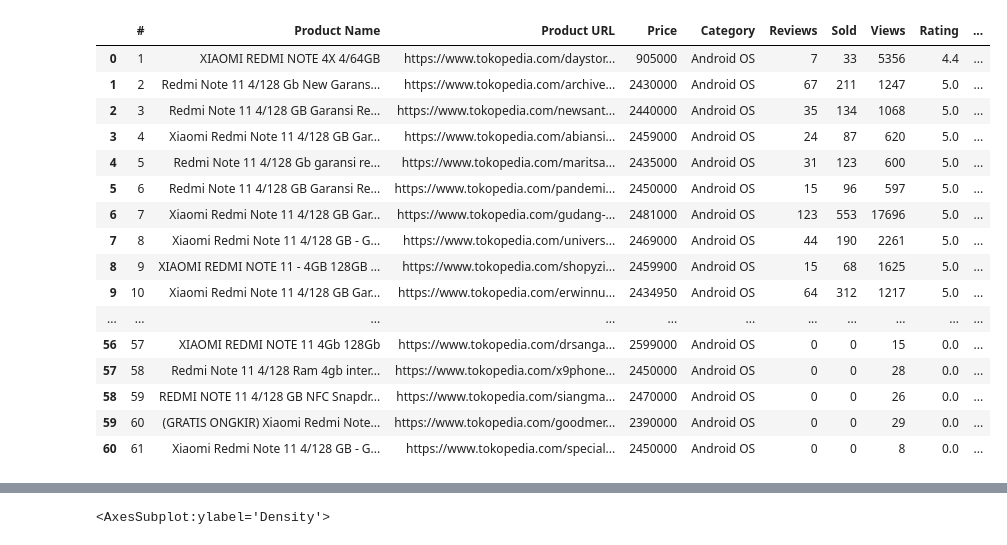
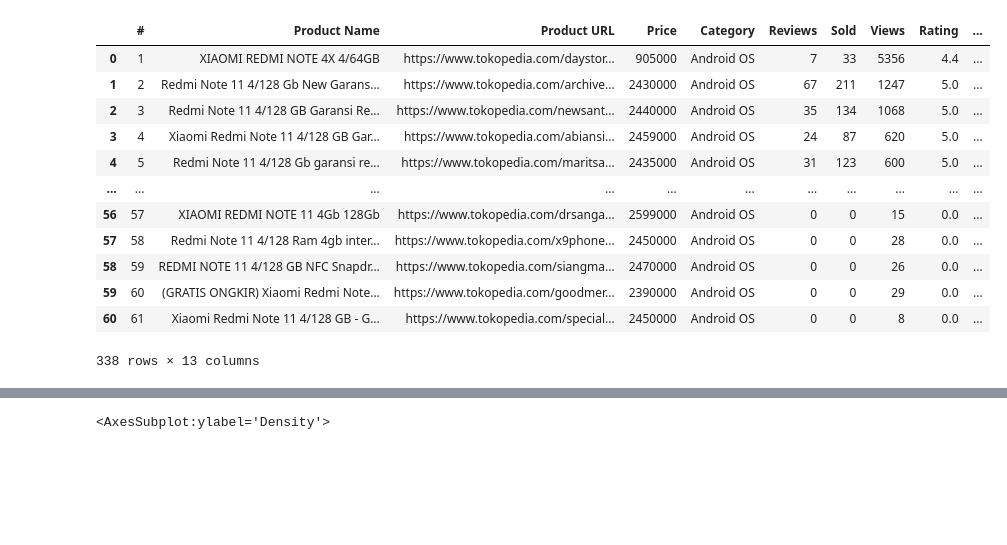
Before and after one commit to prasetyatf/EDA_RedmiNote11_tokped, a Jupyter notebook: analisis-renote11-4gb.ipynb, the cells around one changed output, grey strips where cells are left out. Drawn from its saved outputs; the diff is of its cells as text; code cells hidden in the pictures; blank space fills up the shorter version.

```diff
--- a/analisis-renote11-4gb.ipynb
+++ b/analisis-renote11-4gb.ipynb
@@ -10,27 +10,23 @@ df6 = pd.read_csv("D:\Data Scrape Renote11\dataset-renot11\enam.csv")
 # %%
 df = pd.concat([df1, df2, df3, df4, df5, df6])
 # %%
-pd.options.display.max_rows=1000 #mengubah setingan default max rows
+pd.options.display.max_rows=10 #mengubah setingan default max rows, sesuaikan dg kebutuhan
 pd.options.display.max_colwidth=1000
 df #cek data per baris 60, apa ada masalah header
 # %% [output]
 |  | # | Product Name | Product URL | Price | Category | Reviews | Sold | Views | Rating | ... |
 | 0 | 1 | XIAOMI REDMI NOTE 4X 4/64GB | https://www.tokopedia.com/daystor... | 905000 | Android OS | 7 | 33 | 5356 | 4.4 | ... |
 | 1 | 2 | Redmi Note 11 4/128 Gb New Garans... | https://www.tokopedia.com/archive... | 2430000 | Android OS | 67 | 211 | 1247 | 5.0 | ... |
 | 2 | 3 | Redmi Note 11 4/128 GB Garansi Re... | https://www.tokopedia.com/newsant... | 2440000 | Android OS | 35 | 134 | 1068 | 5.0 | ... |
 | 3 | 4 | Xiaomi Redmi Note 11 4/128 GB Gar... | https://www.tokopedia.com/abiansi... | 2459000 | Android OS | 24 | 87 | 620 | 5.0 | ... |
 | 4 | 5 | Redmi Note 11 4/128 Gb garansi re... | https://www.tokopedia.com/maritsa... | 2435000 | Android OS | 31 | 123 | 600 | 5.0 | ... |
-| 5 | 6 | Redmi Note 11 4/128 GB Garansi Re... | https://www.tokopedia.com/pandemi... | 2450000 | Android OS | 15 | 96 | 597 | 5.0 | ... |
-| 6 | 7 | Xiaomi Redmi Note 11 4/128 GB Gar... | https://www.tokopedia.com/gudang-... | 2481000 | Android OS | 123 | 553 | 17696 | 5.0 | ... |
-| 7 | 8 | Xiaomi Redmi Note 11 4/128 GB - G... | https://www.tokopedia.com/univers... | 2469000 | Android OS | 44 | 190 | 2261 | 5.0 | ... |
-| 8 | 9 | XIAOMI REDMI NOTE 11 - 4GB 128GB ... | https://www.tokopedia.com/shopyzi... | 2459900 | Android OS | 15 | 68 | 1625 | 5.0 | ... |
-| 9 | 10 | Xiaomi Redmi Note 11 4/128 GB Gar... | https://www.tokopedia.com/erwinnu... | 2434950 | Android OS | 64 | 312 | 1217 | 5.0 | ... |
 | ... | ... | ... | ... | ... | ... | ... | ... | ... | ... | ... |
 | 56 | 57 | XIAOMI REDMI NOTE 11 4Gb 128Gb | https://www.tokopedia.com/drsanga... | 2599000 | Android OS | 0 | 0 | 15 | 0.0 | ... |
 | 57 | 58 | Redmi Note 11 4/128 Ram 4gb inter... | https://www.tokopedia.com/x9phone... | 2450000 | Android OS | 0 | 0 | 28 | 0.0 | ... |
 | 58 | 59 | REDMI NOTE 11 4/128 GB NFC Snapdr... | https://www.tokopedia.com/siangma... | 2470000 | Android OS | 0 | 0 | 26 | 0.0 | ... |
 | 59 | 60 | (GRATIS ONGKIR) Xiaomi Redmi Note... | https://www.tokopedia.com/goodmer... | 2390000 | Android OS | 0 | 0 | 29 | 0.0 | ... |
 | 60 | 61 | Xiaomi Redmi Note 11 4/128 GB - G... | https://www.tokopedia.com/special... | 2450000 | Android OS | 0 | 0 | 8 | 0.0 | ... |
+338 rows × 13 columns
 # %%
 df.info()
 # %% [output]
```
Also changed, not shown: parts of 11 cells of this notebook.
